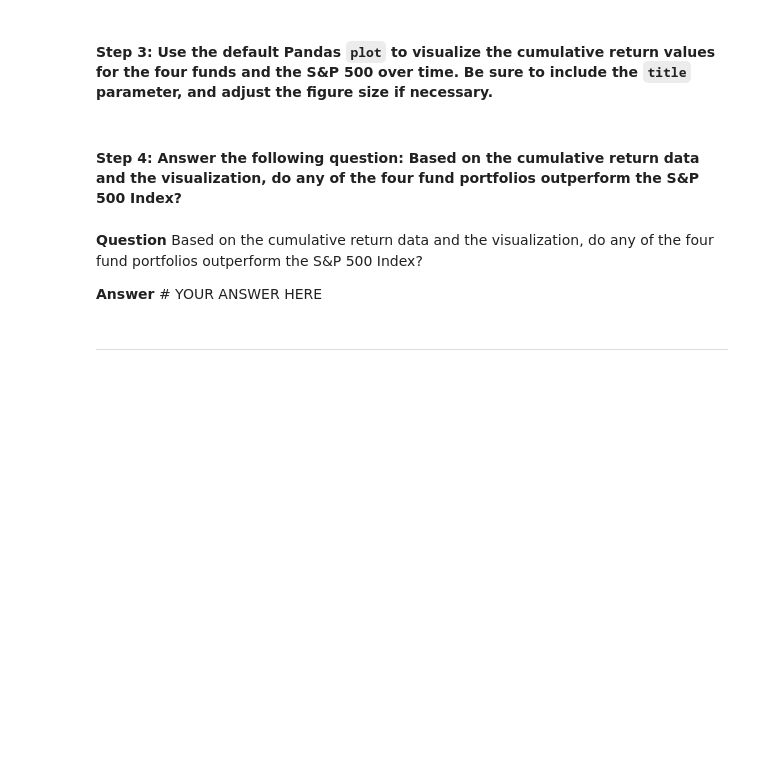
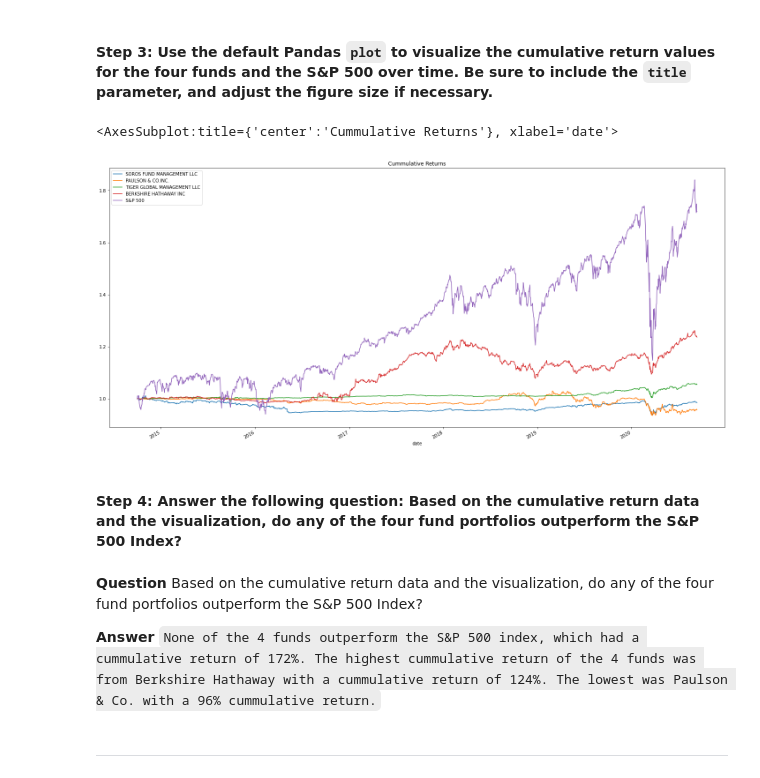
Before and after one commit to elliotlozano/portfolio_optimizer, a Jupyter notebook: risk_return_analysis.ipynb, the cells around one changed output. Drawn from its saved outputs; the diff is of its cells as text; code cells hidden in the pictures; blank space fills up the shorter version.

```diff
--- a/risk_return_analysis.ipynb
+++ b/risk_return_analysis.ipynb
@@ -162,4 +165,6 @@ Analyze the data to determine if any of the portfolios outperform the broader st
 # %%
 # Calculate and plot the cumulative returns of the 4 fund portfolios and the S&P 500
 # Review the last 5 rows of the cumulative returns DataFrame
-# YOUR CODE HERE
+whale_cummulative_returns = (1 + whale_daily_returns).cumprod()
+
+whale_cummulative_returns.tail()
@@ -168,13 +181,16 @@ Analyze the data to determine if any of the portfolios outperform the broader st
 # %%
 # Visualize the cumulative returns using the Pandas plot function
 # Include a title parameter and adjust the figure size
-# YOUR CODE HERE
+whale_cummulative_returns.plot(figsize=(25,12), title='Cummulative Returns', legend=True)
+# %% [output]
+<AxesSubplot:title={'center':'Cummulative Returns'}, xlabel='date'>
+[figure, added]
 # %% [markdown]
 #### Step 4: Answer the following question: Based on the cumulative return data and the visualization, do any of the four fund portfolios outperform the S&P 500 Index?
 # %% [markdown]
 **Question** Based on the cumulative return data and the visualization, do any of the four fund portfolios outperform the S&P 500 Index?
 
-**Answer** # YOUR ANSWER HERE
+**Answer** `None of the 4 funds outperform the S&P 500 index, which had a cummulative return of 172%. The highest cummulative return of the 4 funds was from Berkshire Hathaway with a cummulative return of 124%. The lowest was Paulson & Co. with a 96% cummulative return.`
 # %% [markdown]
 ---
 # %% [markdown]
```
Also changed, not shown: parts of 2 cells of this notebook.
